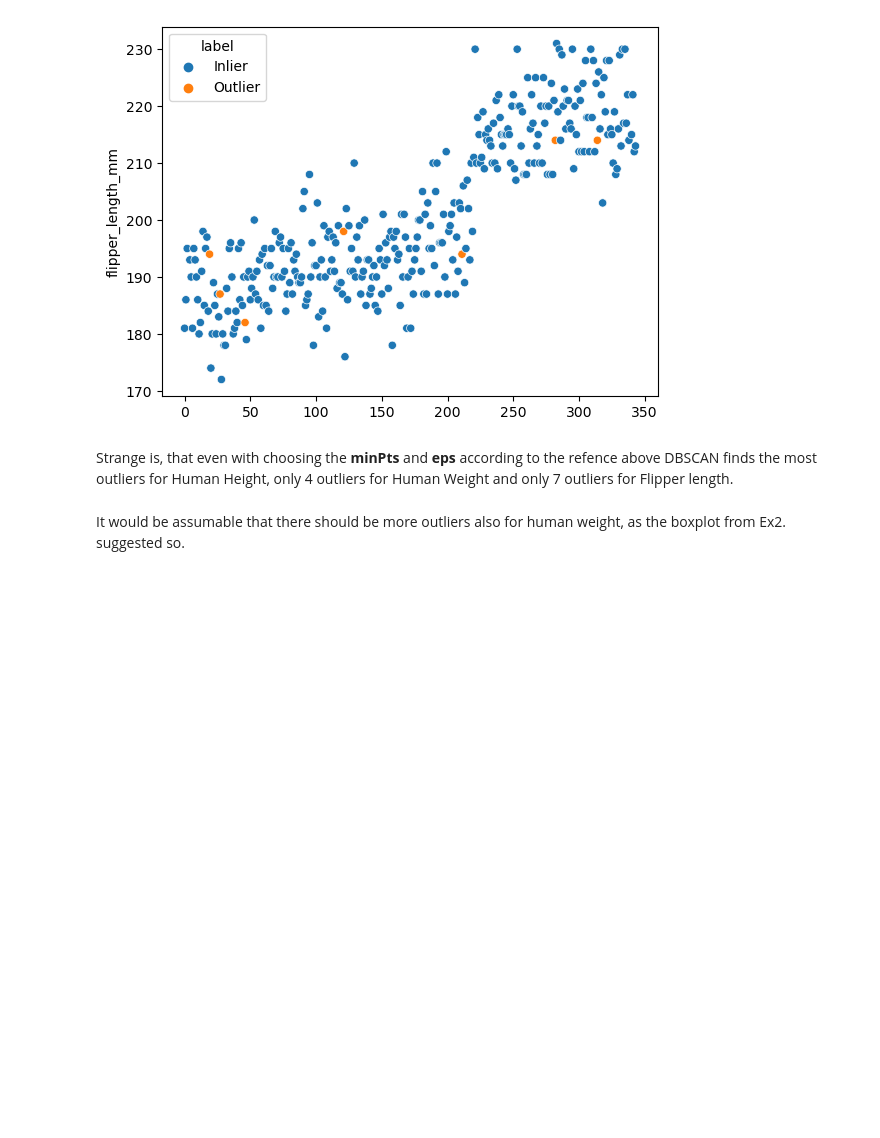
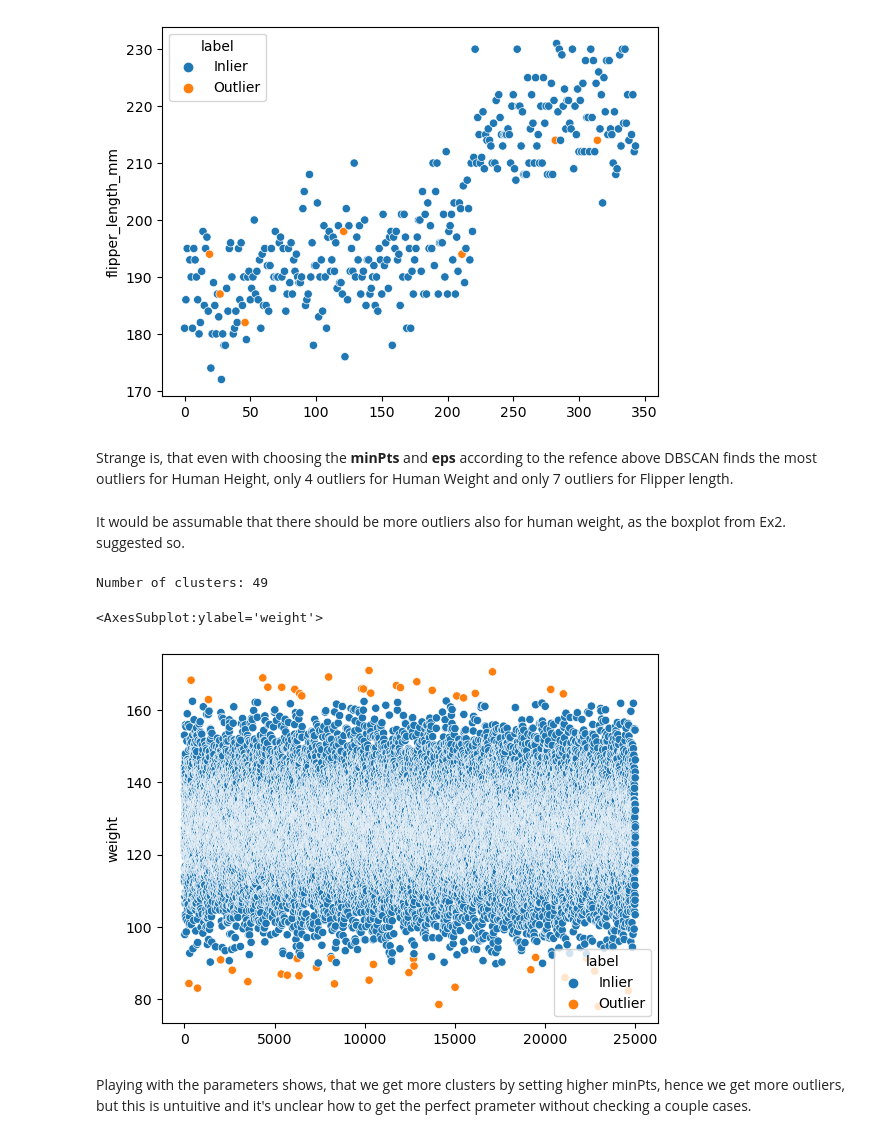
Before and after one commit to mathisloevenich/AML, a Jupyter notebook: Ex3.DBScanClustering.ipynb, the cells around one changed output. Cells and saved outputs as stored; diff of their text form; code cells hidden in the pictures; blank space fills up the shorter version.

```diff
--- a/Ex3.DBScanClustering.ipynb
+++ b/Ex3.DBScanClustering.ipynb
@@ -170,3 +189,28 @@ Number of clusters: 7
 Strange is, that even with choosing the **minPts** and **eps** according to the refence above DBSCAN finds the most outliers for Human Height, only 4 outliers for Human Weight and only 7 outliers for Flipper length.
 # %% [markdown]
 It would be assumable that there should be more outliers also for human weight, as the boxplot from Ex2. suggested so.
+# %%
+# Outliers for Human weight
+
+# hyperparameters
+data = np.array(heights_and_weights.weight).reshape(-1, 1)
+minPts = 10
+eps = calc_eps(data, minPts)
+
+outlier_detection = DBSCAN(min_samples = minPts)
+clusters = outlier_detection.fit_predict(data)
+
+
+print("Number of clusters:", list(clusters).count(-1))
+
+labeled_df = pd.concat([heights_and_weights.weight, pd.Series(clusters.tolist(), name="label")], axis=1)
+labeled_df.label.where(labeled_df.label < 0, 1, inplace=True)
+labeled_df.replace(-1, "Outlier", inplace=True)
+labeled_df.replace(1, "Inlier", inplace=True)
+sns.scatterplot(data=labeled_df, x=labeled_df.index, y="weight", hue="label")
+# %% [output]
+Number of clusters: 49
+<AxesSubplot:ylabel='weight'>
+[figure, added]
+# %% [markdown]
+Playing with the parameters shows, that we get more clusters by setting higher minPts, hence we get more outliers, but this is untuitive and it's unclear how to get the perfect prameter without checking a couple cases.
```
Also changed, not shown: parts of 2 cells of this notebook.
